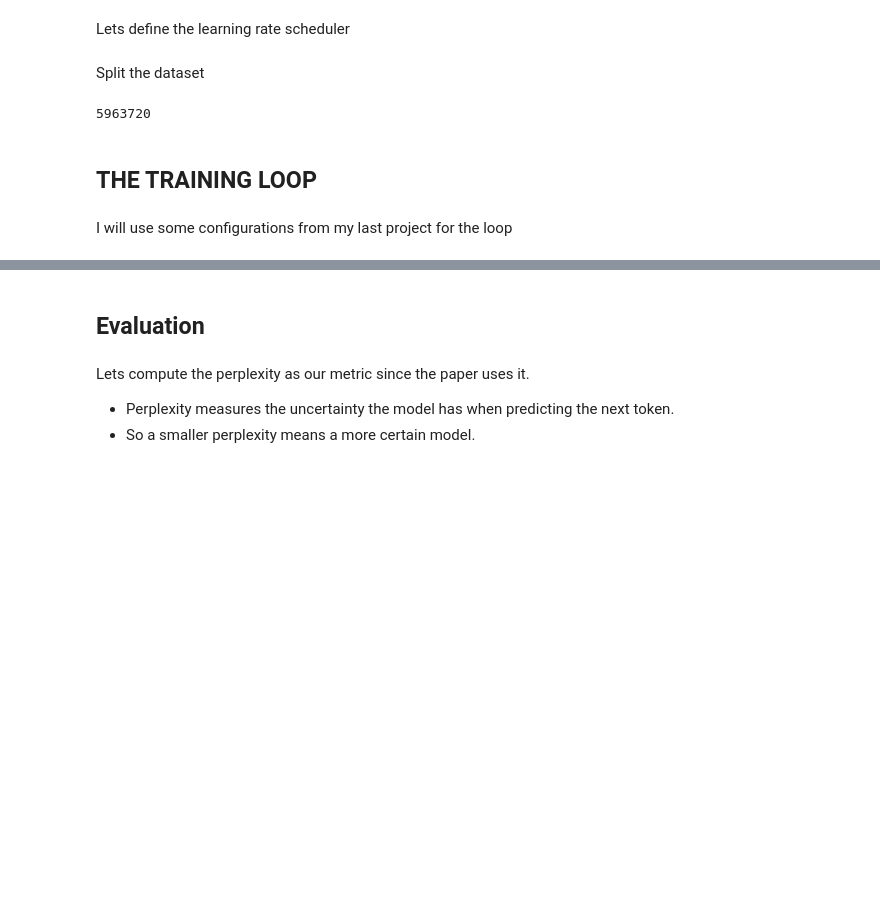
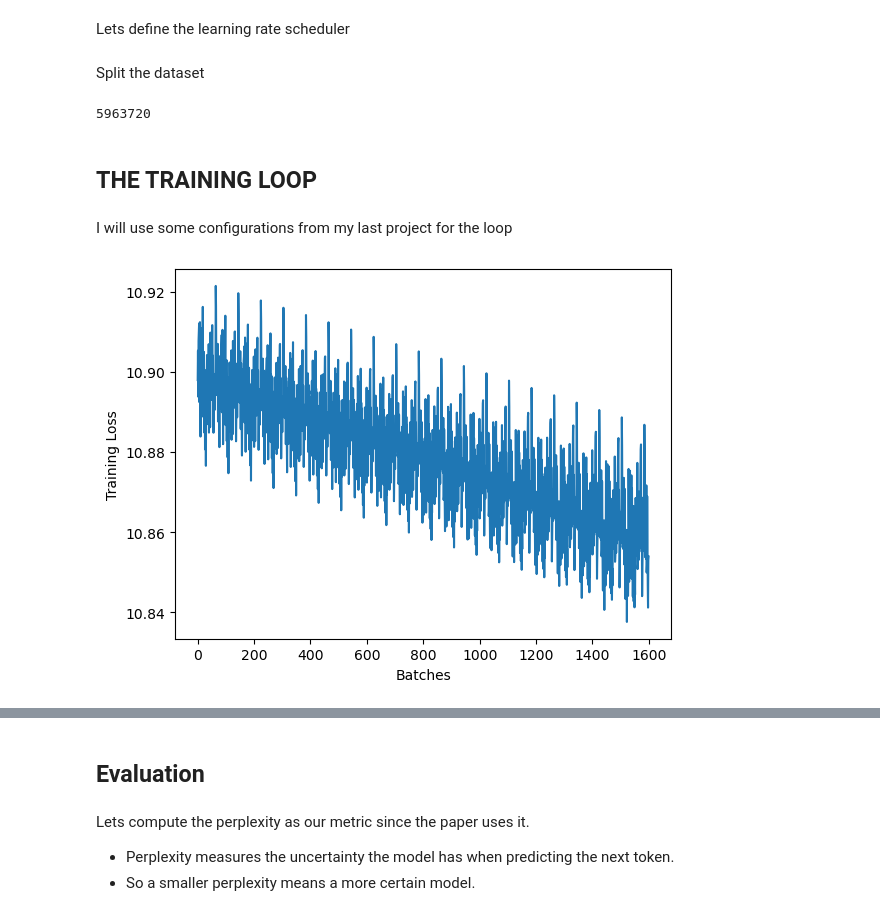
Before and after one commit to SHIXOOM/Language-Modeling-from-Scratch, a Jupyter notebook: Neural Probabilistic Language Model/Neural Probabilistic Language Model.ipynb, the cells around one changed output, grey strips where cells are left out. Drawn from its saved outputs; the diff is of its cells as text; code cells hidden in the pictures; blank space fills up the shorter version.

```diff
--- a/Neural Probabilistic Language Model/Neural Probabilistic Language Model.ipynb
+++ b/Neural Probabilistic Language Model/Neural Probabilistic Language Model.ipynb
@@ -269,7 +299,7 @@ import regex as re
 #   Encoding function which splits a sequence (text) into a list
 def _encode(sequence: str):
     pattern = re.compile(
-        r"'s|'t|'re|'ve|'m|'ll|'d| ?\p{L}+| ?\p{N}+| ?[^\s\p{L}\p{N}]+|\s+(?!\S)|\s+",
+        r"<s>|</s>|'s|'t|'re|'ve|'m|'ll|'d| ?\p{L}+| ?\p{N}+| ?[^\s\p{L}\p{N}]+|\s+(?!\S)|\s+|",
         flags=re.IGNORECASE,
     )
     return re.findall(pattern=pattern, string=sequence)
@@ -593,7 +620,7 @@ For now lets do:
 # %%
 dataset = Corpus(full_text=full_text, n=5)
 # %%
-nlm = NLM(v=dataset.vocab_length, m=60, n=5, h=50)
+nlm = NLM(v=dataset.vocab_length, m=100, n=5, h=200)
 nlm.to(device)
 # %% [output]
 NLM(
@@ -612,7 +639,7 @@ We will make our ***learning rate*** $\epsilon_o = 10^{-3}$, will use a schedule
 I'm not entirely sure what optimizer they use, but I believe it's ***Stochastic Gradient Descent*** as they mention it in section $3.1$ for each CPU update.
 They also mention a weight decay penalty of $10^{-4}$ in section $4.2$
 # %%
-learning_rate = 1e-3
+learning_rate = 0.001
 
 loss_function = nn.NLLLoss()
 
@@ -660,16 +681,17 @@ test_set = Subset(
 # %% [markdown]
 I will use some configurations from my last project for the loop
 # %%
+from torch.utils.data import DataLoader
 from tqdm import tqdm
-from torch.utils.data import DataLoader
 
-epochs = 15
-batch_size = 160
+train_batch_loss = []
+train_epoch_loss = []
+train_learning_rate = []
+epochs = 20
+batch_size = 2048
 nlm.train()
 for epoch in range(epochs):
-    data_iterator = iter(
-        DataLoader(dataset=train_set, batch_size=batch_size)
-    )
+    data_iterator = iter(DataLoader(dataset=test_set, batch_size=batch_size))
 
     batch_info = {}
 
@@ -683,18 +705,33 @@ for epoch in range(epochs):
             optimizer.zero_grad()
 
             inputs, labels = inputs.to(device), labels.to(device)
-            predicted_log_probabilites = nlm.softmax(nlm(inputs))   # apply log_softmax here to the logits as the loss function expects log probabilities
+            predicted_log_probabilites = nlm.softmax(
+                nlm(inputs)
+            )  # apply log_softmax here to the logits as the loss function expects log probabilities
 
             loss = loss_function(predicted_log_probabilites, labels)
 
             loss.backward()
             optimizer.step()
 
-            batch_info["Loss"] = f'{loss.item(): .3f}'
+            batch_info["Loss"] = f"{loss.item(): .3f}"
+            batch_info["Learning Rate"] = f"{lr_scheduler.get_last_lr()[-1]: .4f}"
             batches.set_postfix(batch_info)
 
+            train_batch_loss.append(loss.item())
             # Clear memory for batch data
             del inputs, labels, predicted_log_probabilites
             torch.mps.empty_cache()
 
+        train_epoch_loss.append(loss.item())
+        train_learning_rate.append(lr_scheduler.get_last_lr()[-1])
         lr_scheduler.step()
+# %%
+from matplotlib import pyplot as plt
+
+plt.plot(range(len(train_batch_loss)), train_batch_loss)
+plt.xlabel("Batches")
+plt.ylabel("Training Loss")
+plt.show()
+# %% [output]
+[figure, added]
```
Also changed, not shown: parts of 23 cells of this notebook.
